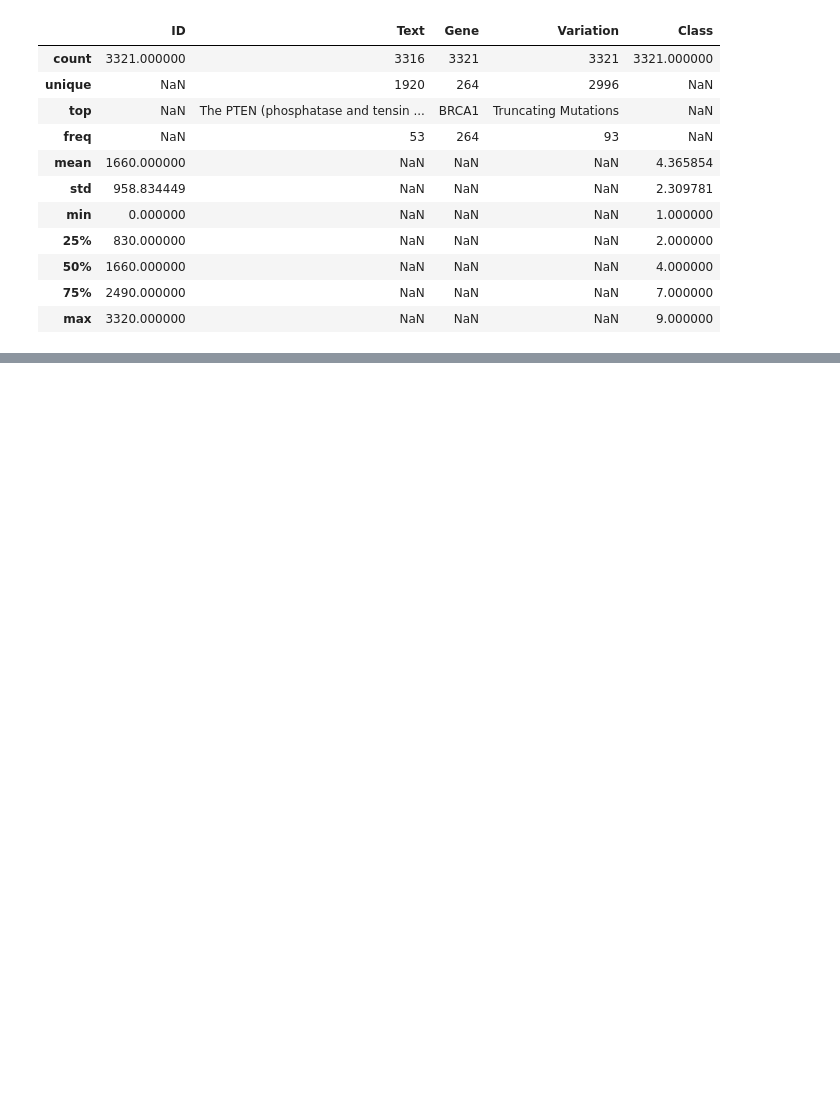
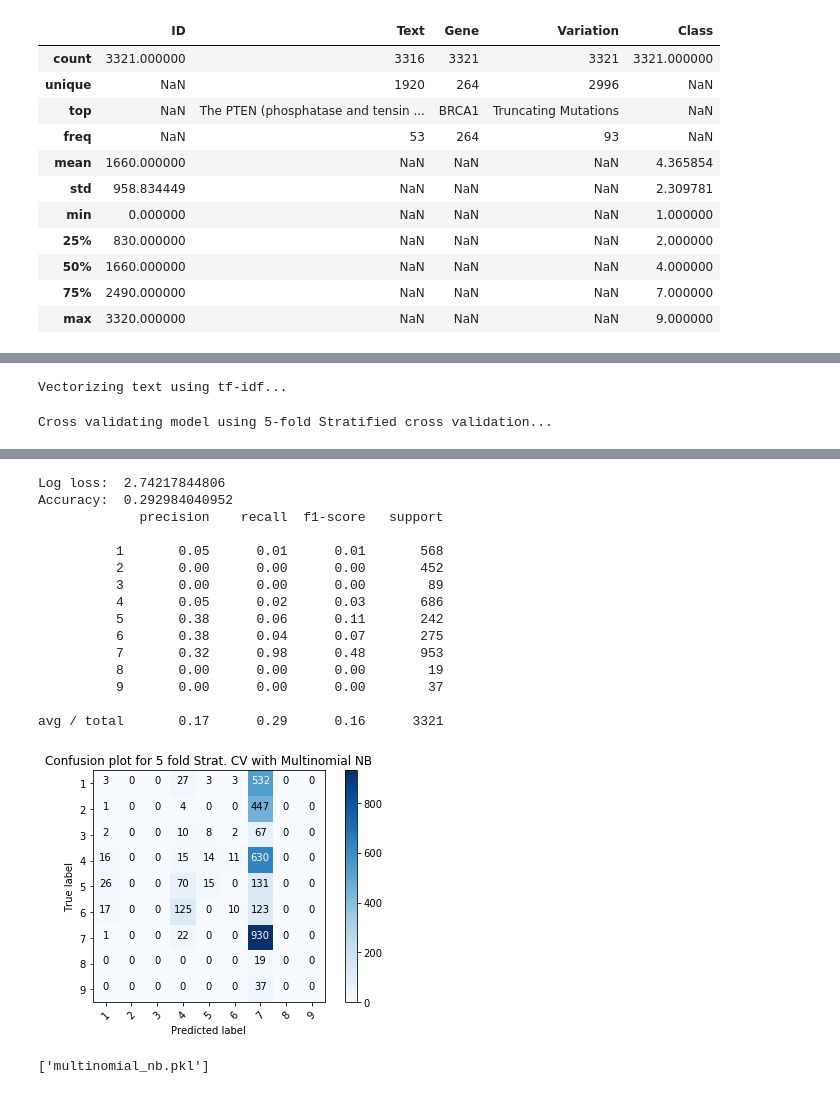
Before and after one commit to halfcurry/ML_Redefining_Cancer, a Jupyter notebook: redef_cancer.ipynb, the cells around one changed output, grey strips where cells are left out. Saved outputs shown, nothing was run; the diff lists cells and outputs as text; code cells hidden in the pictures; blank space fills up the shorter version.

Commit message:
Ran some more classifiers, saved models, boosting

```diff
--- a/redef_cancer.ipynb
+++ b/redef_cancer.ipynb
@@ -103,13 +111,15 @@ print("Finished in ", t_end-t_init, " secs" )
 # %%
-X_pre = []
-print("Loading pre-processed data...")
-with open('new_train.txt','r', encoding="utf8") as f:
-    arr = f.readlines()
-    counter = 0
-    for line in arr:
-        counter+=1
-        #print(counter)
-        x = ast.literal_eval(line.strip("\n"))
-        X_pre.append(str(x))
-new_text = pd.DataFrame({'preprocessed_txt': X_pre})
-#print(new_text)
+def load_preprocessed(filename):
+    X_pre = []
+    print("Loading pre-processed data...")
+    with open(filename,'r') as f:
+        arr = f.readlines()
+        counter = 0
+        for line in arr:
+            counter+=1
+            #print(counter)
+            x = ast.literal_eval(line.strip("\n"))
+            X_pre.append(str(x))
+    new_text = pd.DataFrame({'preprocessed_txt': X_pre})
+    return new_text
+    #print(new_text)
@@ -118,4 +126,5 @@ Loading pre-processed data...
 # %%
+new_text = load_preprocessed('new_train.txt')
 new_train = train.join(new_text)
 print(new_train.head)
 # %% [output]
@@ -470,0 +229,23 @@ avg / total       0.30      0.32      0.30      3321
+# %%
+#Tf-idf feature extraction
+
+vectorizer = TfidfVectorizer(strip_accents = 'ascii', analyzer = 'word', stop_words = 'english')
+print("Vectorizing text using tf-idf...")
+X = new_train['preprocessed_txt'].values
+X_new = vectorizer.fit_transform(X)
+joblib.dump(vectorizer,"tf_idf_vectorizer.pkl",compress=1)
+joblib.dump(X_new, "tf_idf_vectorized_train.pkl",compress=1)
+y = new_train['Class'].values
+# %% [output]
+Vectorizing text using tf-idf...
+# %%
+X_new = joblib.load('tf_idf_vectorized_train.pkl')
+y = new_train['Class'].values
+# %%
+#Multinomial NB
+model = MultinomialNB()
+model = crossval_evaluate_model(model,X_new,y,'Confusion plot for 5 fold Strat. CV with Multinomial NB')
+model.fit(X_new,y)
+joblib.dump(model, "multinomial_nb.pkl",compress=1)
+# %% [output]
+Cross validating model using 5-fold Stratified cross validation...
@@ -470,0 +254,17 @@ avg / total       0.30      0.32      0.30      3321
+Log loss:  2.74217844806
+Accuracy:  0.292984040952
+             precision    recall  f1-score   support
+
+          1       0.05      0.01      0.01       568
+          2       0.00      0.00      0.00       452
+          3       0.00      0.00      0.00        89
+          4       0.05      0.02      0.03       686
+          5       0.38      0.06      0.11       242
+          6       0.38      0.04      0.07       275
+          7       0.32      0.98      0.48       953
+          8       0.00      0.00      0.00        19
+          9       0.00      0.00      0.00        37
+
+avg / total       0.17      0.29      0.16      3321
+[figure, added]
+['multinomial_nb.pkl']
```
Also changed, not shown: parts of 52 cells of this notebook, 1 other file.
